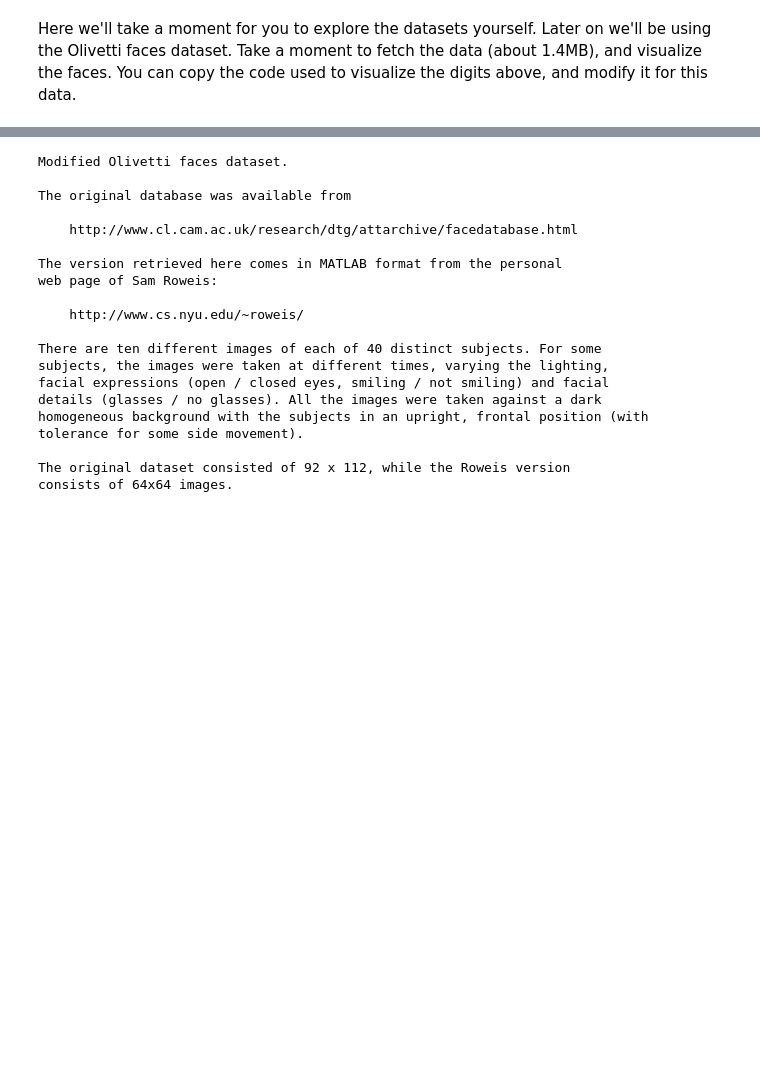
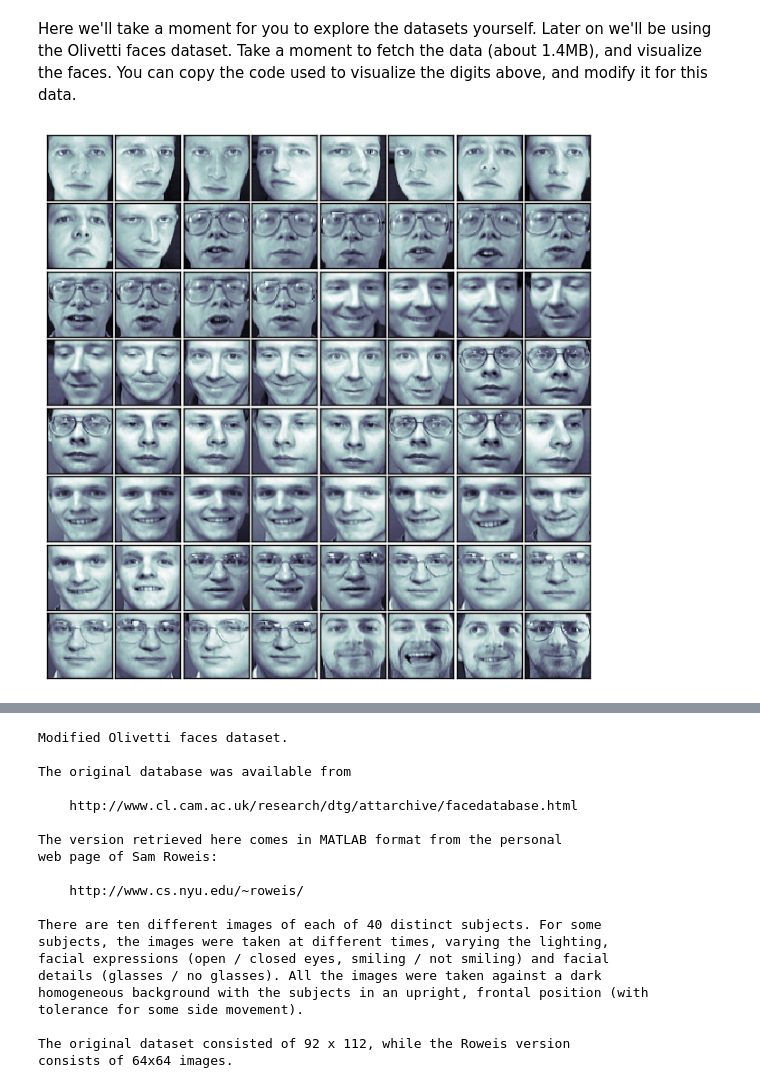
Before and after one commit to Xiaoqiu/python, a Jupyter notebook: scikit_learn2/notebooks/01.3 Data Representation for Machine Learning.ipynb, the cells around one changed output, grey strips where cells are left out. Saved outputs shown, nothing was run; the diff lists cells and outputs as text; code cells hidden in the pictures; blank space fills up the shorter version.

```diff
--- a/scikit_learn2/notebooks/01.3 Data Representation for Machine Learning.ipynb
+++ b/scikit_learn2/notebooks/01.3 Data Representation for Machine Learning.ipynb
@@ -363,6 +363,20 @@ Take a moment to fetch the data (about 1.4MB), and visualize the faces.
 You can copy the code used to visualize the digits above, and modify it for this data.
 # %%
 from sklearn.datasets import fetch_olivetti_faces
+# %%
+#load solutions/02A_faces_plot.py
+faces = fetch_olivetti_faces()
+
+# set up the figure
+fig = plt.figure(figsize=(6, 6))  # figure size in inches
+fig.subplots_adjust(left=0, right=1, bottom=0, top=1, hspace=0.05, wspace=0.05)
+
+# plot the faces:
+for i in range(64):
+    ax = fig.add_subplot(8, 8, i + 1, xticks=[], yticks=[])
+    ax.imshow(faces.images[i], cmap=plt.cm.bone, interpolation='nearest')
+# %% [output]
+[figure, added]
 # %%
 # fetch the faces data
 dataset = fetch_olivetti_faces(shuffle=True)
```
Also changed, not shown: parts of 8 cells of this notebook.
